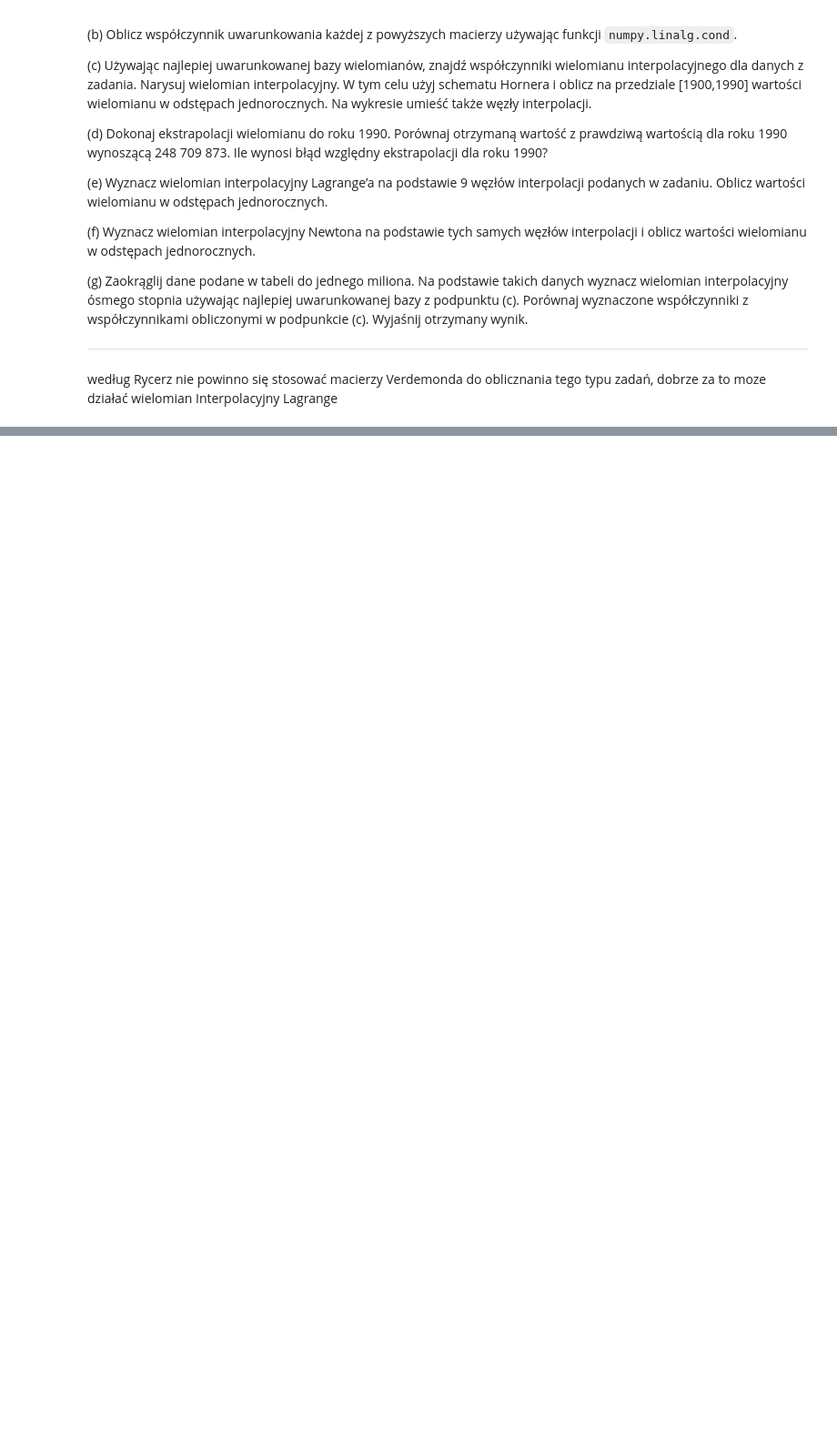
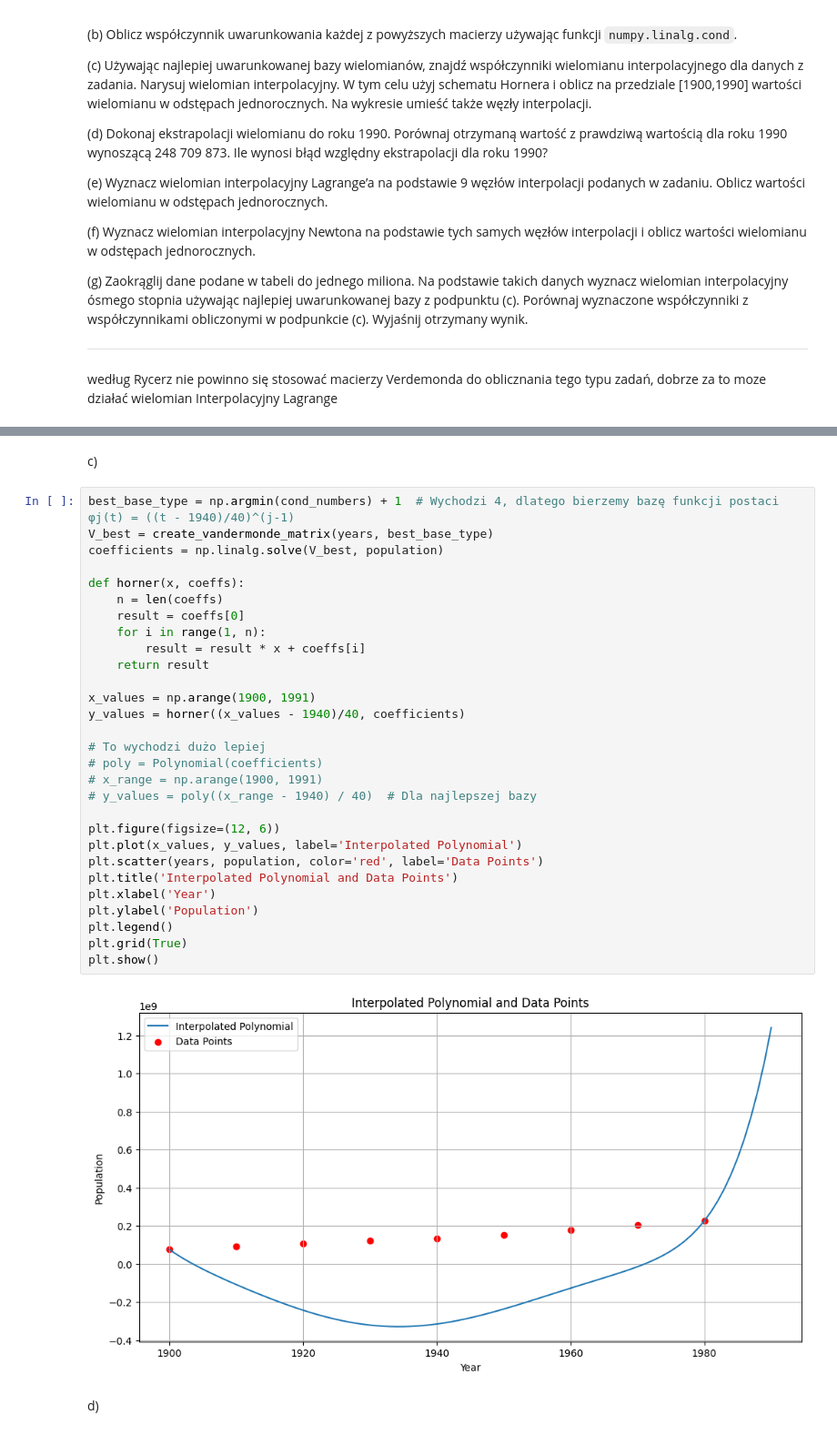
Before and after one commit to biganton/MOWNIT, a Jupyter notebook: lab3/lab3.ipynb, the cells around one changed output, grey strips where cells are left out. Shown: that part at 91% size. Drawn from its saved outputs; the diff is of its cells as text; blank space fills up the shorter version.

```diff
--- a/lab3/lab3.ipynb
+++ b/lab3/lab3.ipynb
@@ -96,0 +82,35 @@ plt.show()
+# %% [markdown]
+c)
+# %%
+best_base_type = np.argmin(cond_numbers) + 1  # Wychodzi 4, dlatego bierzemy bazę funkcji postaci φj(t) = ((t - 1940)/40)^(j-1)
+V_best = create_vandermonde_matrix(years, best_base_type)
+coefficients = np.linalg.solve(V_best, population)
+
+def horner(x, coeffs):
+    n = len(coeffs)
+    result = coeffs[0]
+    for i in range(1, n):
+        result = result * x + coeffs[i]
+    return result
+
+x_values = np.arange(1900, 1991)
+y_values = horner((x_values - 1940)/40, coefficients)
+
+# To wychodzi dużo lepiej
+# poly = Polynomial(coefficients)
+# x_range = np.arange(1900, 1991)
+# y_values = poly((x_range - 1940) / 40)  # Dla najlepszej bazy
+
+plt.figure(figsize=(12, 6))
+plt.plot(x_values, y_values, label='Interpolated Polynomial')
+plt.scatter(years, population, color='red', label='Data Points')
+plt.title('Interpolated Polynomial and Data Points')
+plt.xlabel('Year')
+plt.ylabel('Population')
+plt.legend()
+plt.grid(True)
+plt.show()
+# %% [output]
+[figure, added]
+# %% [markdown]
+d)
```
Also changed, not shown: parts of 9 cells of this notebook.
